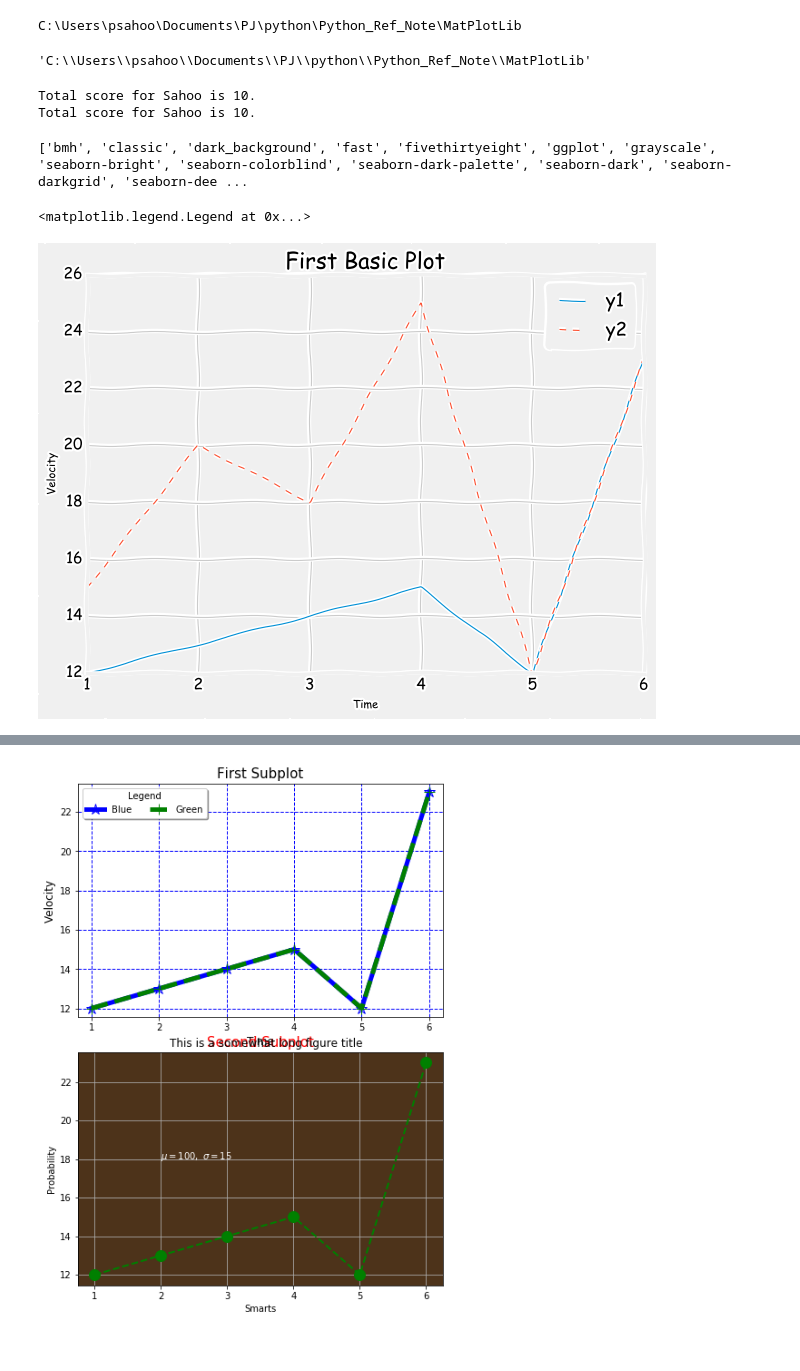
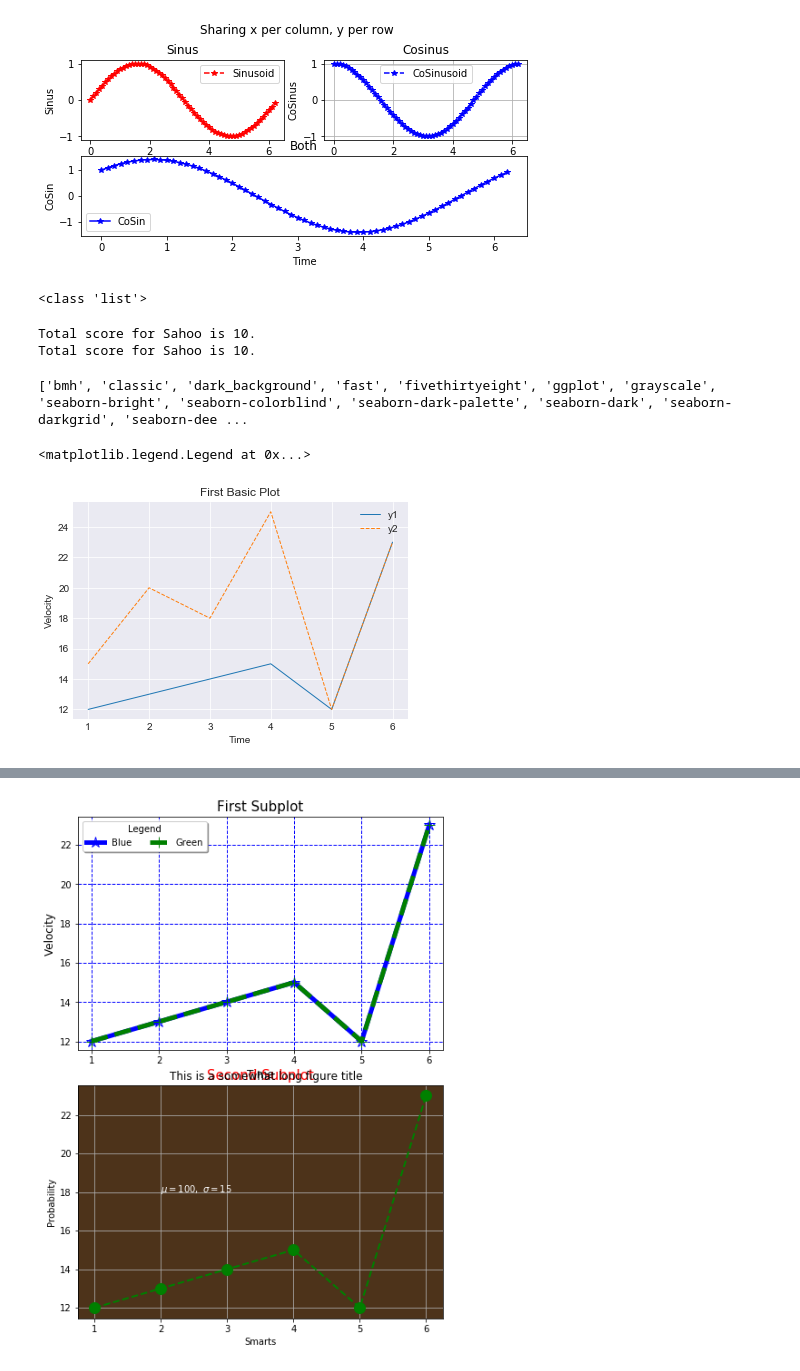
Before and after one commit to Saho12/Python_Ref_Document, a Jupyter notebook: MatPlotLib/MatPlotLib_lib.ipynb, the cells around one changed output, grey strips where cells are left out. Cells and saved outputs as stored; diff of their text form; code cells hidden in the pictures.

```diff
--- a/MatPlotLib/MatPlotLib_lib.ipynb
+++ b/MatPlotLib/MatPlotLib_lib.ipynb
@@ -5,8 +0,0 @@ SyntaxError: invalid syntax (<ipython-input-3-319cbff97ec4>, line 1)
-# %%
-cd C:\Users\psahoo\Documents\PJ\python\Python_Ref_Note\MatPlotLib
-# %% [output]
-C:\Users\psahoo\Documents\PJ\python\Python_Ref_Note\MatPlotLib
-# %%
-pwd
-# %% [output]
-'C:\\Users\\psahoo\\Documents\\PJ\\python\\Python_Ref_Note\\MatPlotLib'
@@ -13,3 +12,37 @@ pwd
+# %%
+fig1 = plt.figure(figsize=(8,5))
+fig1.suptitle('Sharing x per column, y per row')
+ax1 = plt.subplot(3,2,1)
+plot_1 = ax1.plot(t, s1, 'r*--', label= 'Sinusoid')
+ax1.legend()
+ax1.set_xlabel('Time')
+ax1.set_ylabel('Sinus')
+ax1.set_title('Sinus')
+
+ax2= plt.subplot(3,2,2)
+plot_2 = ax2.plot(t, s2, 'b*--', label= 'CoSinusoid')
+ax2.legend()
+ax2.set_xlabel('Time')
+ax2.set_ylabel('CoSinus')
+ax2.grid()
+ax2.set_title('Cosinus')
+
+
+ax3= plt.subplot(3,1,2)
+plot_2 = ax3.plot(t, s3, 'b*-', label= 'CoSin')
+ax3.legend()
+ax3.set_xlabel('Time')
+ax3.set_ylabel('CoSin')
+ax3.set_title('Sumation')
+ax3.set_title('Both')
+#plt.show()
+plt.savefig('Demo.pdf', format= 'pdf')
+# %% [output]
+[figure, added]
+# %%
+print (type(plot_1))
+# %% [output]
+<class 'list'>
 # %%
 name='Sahoo'
 score=10
@@ -22,27 +55,26 @@ y2 = [15,20,18,25,12,23]
 Total score for Sahoo is 10.
 Total score for Sahoo is 10.
 # %%
-from matplotlib import pyplot as plt
 print (plt.style.available)
-plt.style.use('fivethirtyeight')
+plt.style.use('seaborn-darkgrid')
 #plt.xkcd()
 
 #plt.plot(x, y1,'k*-',linewidth=1, label= 'y1')  # 'k*-':-> oder is [colour][marker][linestyle]
 #plt.plot(x, y2,'r+--',linewidth=1,label = 'y2')
 
 plt.plot(x, y1,linewidth=1, label= 'y1')
 plt.plot(x, y2,'--',linewidth=1,label = 'y2')
 
 plt.ylabel('Velocity',fontsize='10')
 plt.xlabel('Time',fontsize='10')
 
 plt.title('First Basic Plot')
 plt.grid(True)
 plt.legend()
 
 # plt.show()
 # %% [output]
 ['bmh', 'classic', 'dark_background', 'fast', 'fivethirtyeight', 'ggplot', 'grayscale', 'seaborn-bright', 'seaborn-colorblind', 'seaborn-dark-palette', 'seaborn-dark', 'seaborn-darkgrid', 'seaborn-dee ...
 <matplotlib.legend.Legend at 0x...>
-[figure, old version]
+[figure, new version]
 # %%
```
Also changed, not shown: parts of 13 cells of this notebook, 3 other files.
